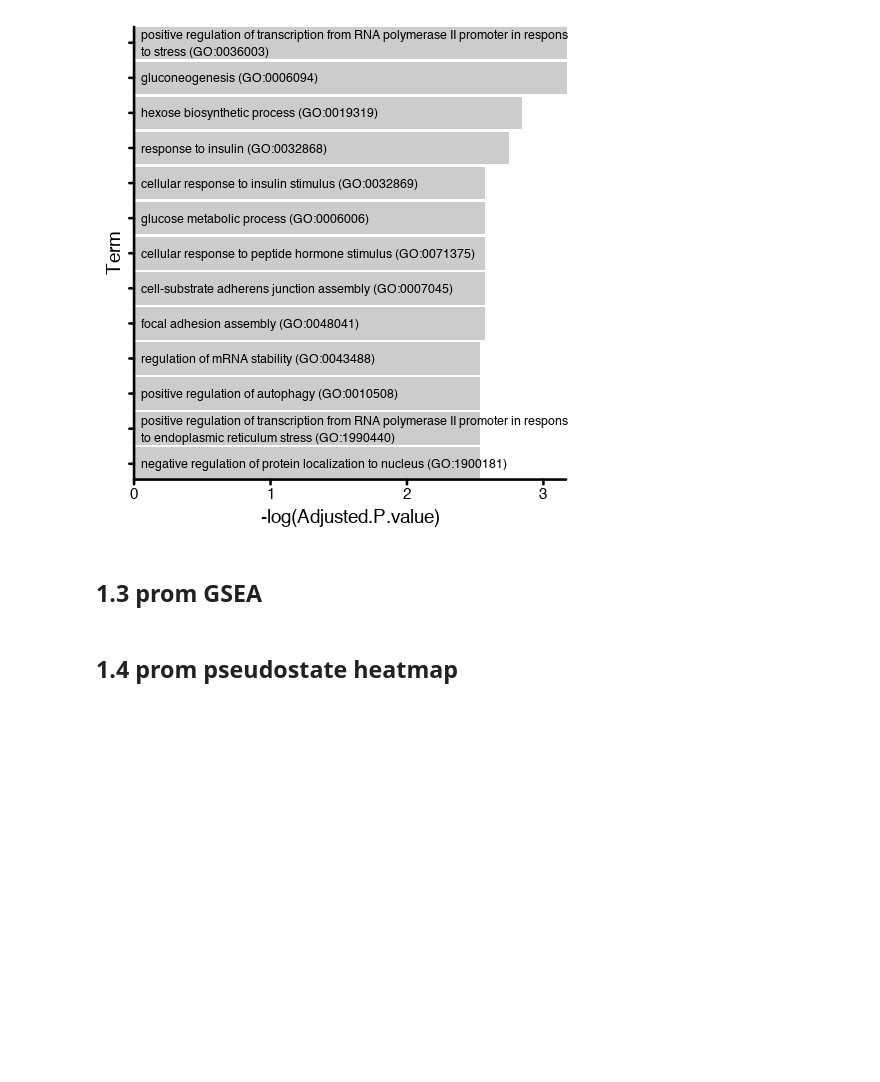
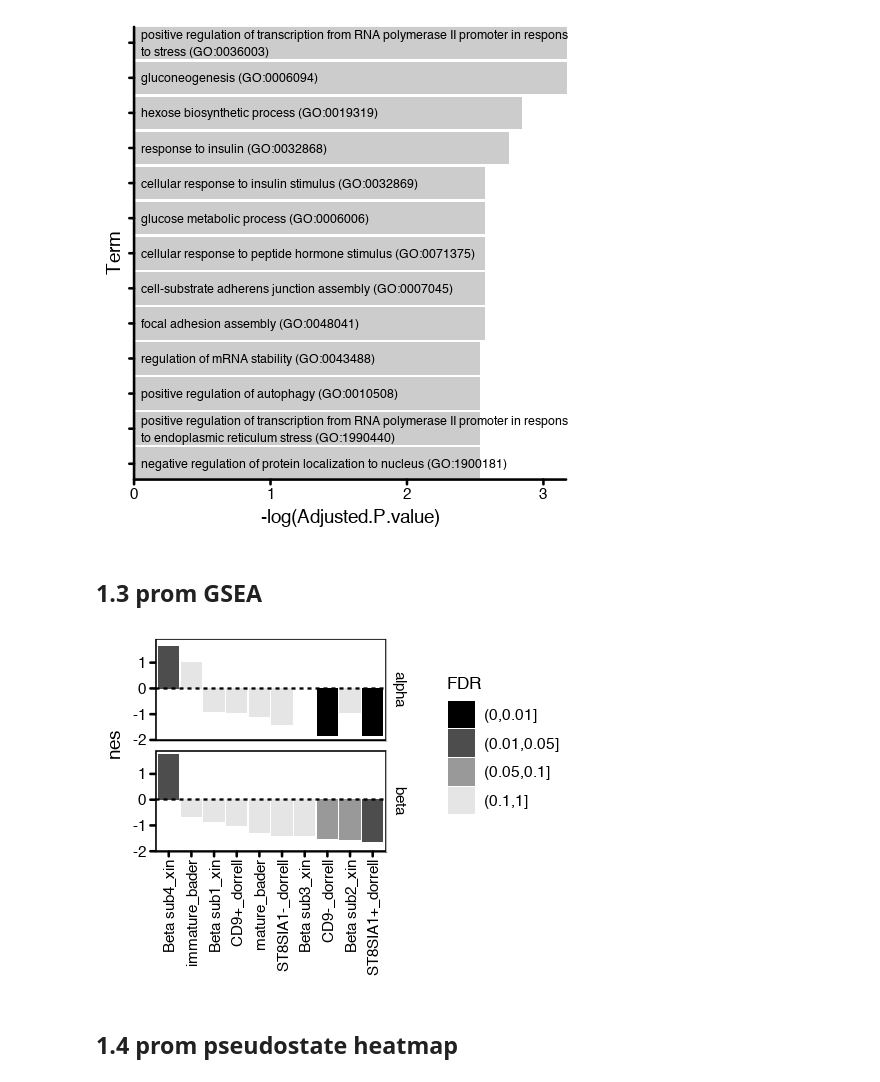
Before and after one commit to biomystery/islet_figs_motifs, a Jupyter notebook: figcode/plot2.ipynb, the cells around one changed output. Drawn from its saved outputs; the diff is of its cells as text; code cells hidden in the pictures; blank space fills up the shorter version.

```diff
--- a/figcode/plot2.ipynb
+++ b/figcode/plot2.ipynb
@@ -169,3 +175,17 @@ if (F) {
+# %%
+options(repr.plot.width = 4, repr.plot.height = 3)
+
+
+ggplot(pd.gsea, aes(Term, nes)) + geom_bar(aes(fill = cut(fdr, breaks = c(0, 0.01,
+    0.05, 0.1, 1))), stat = "identity") + facet_grid(celltype ~ .) + theme_pubr() +
+    scale_fill_manual(values = c("black", "grey30", "grey60", "grey90"), name = "FDR") +
+    theme(legend.text = element_text(family = "Arial", size = 9), legend.title = element_text(family = "Arial",
+        size = 10), axis.title.x = element_blank(), axis.text.x = element_text(angle = 90,
+        hjust = 1, vjust = 0.5)) + geom_hline(yintercept = 0, linetype = 2)
+ggsave( filename = "/Users/frank/Dropbox (UCSD_Epigenomics)/projects/islet/slides/2019-03-05_figs/fig2C_GSEA_summary.pdf",
+    width = 4, height = 3)
+# %% [output]
+[figure, added]
 # %% [markdown]
 ## 1.4 prom pseudostate heatmap
 # %%
```
Also changed, not shown: parts of 2 cells of this notebook, 12 other files.
